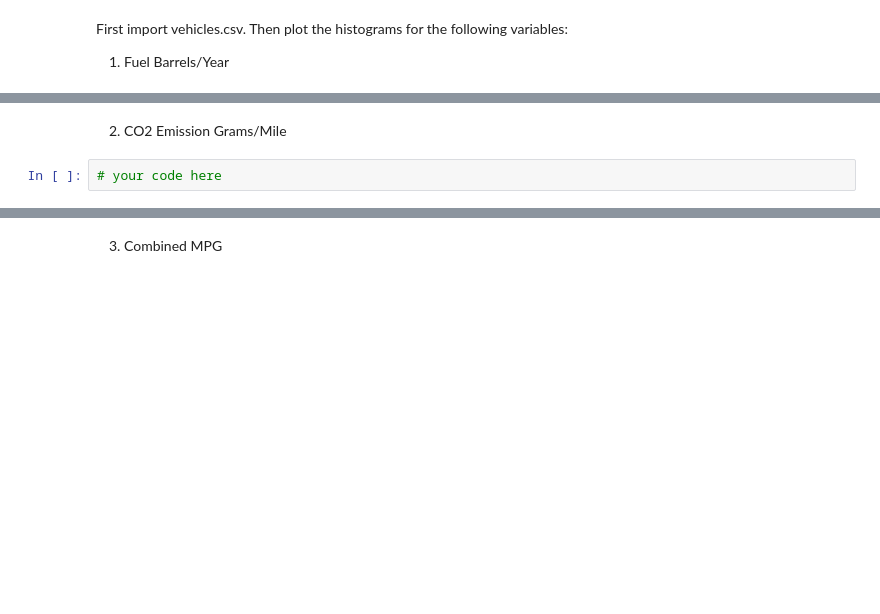
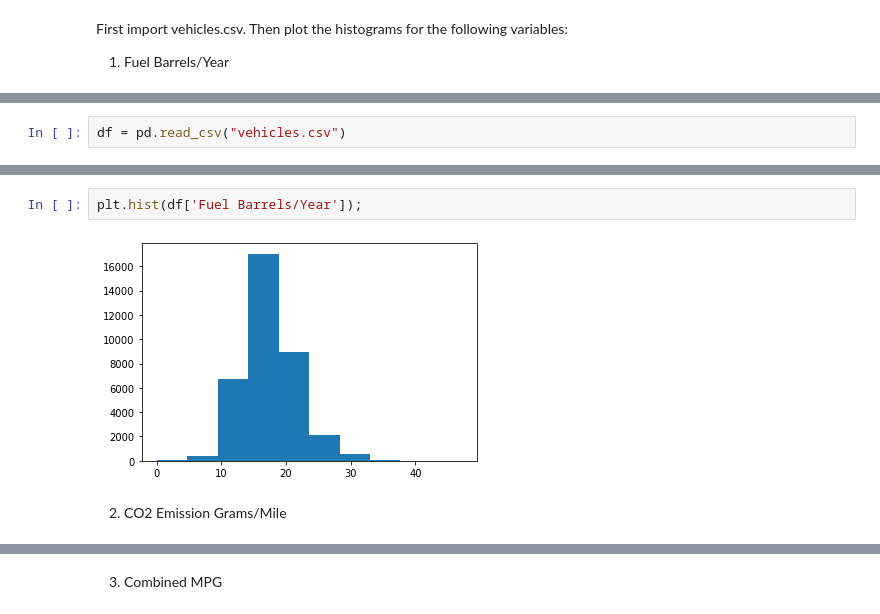
Before and after one commit to Ironhack-Data-Madrid-Febrero-2021/lab-continuous-probability-distribution, a Jupyter notebook: your-code/main.ipynb, the cells around one changed output, grey strips where cells are left out. Saved outputs shown, nothing was run; the diff lists cells and outputs as text; blank space fills up the shorter version.

```diff
--- a/your-code/main.ipynb
+++ b/your-code/main.ipynb
@@ -78,0 +120,2 @@ Then plot the histograms for the following variables:
+# %%
+df = pd.read_csv("vehicles.csv")
@@ -79,4 +142,6 @@ Then plot the histograms for the following variables:
+# %%
+plt.hist(df['Fuel Barrels/Year']);
+# %% [output]
+[figure, added]
 # %% [markdown]
 2. CO2 Emission Grams/Mile
-# %%
-# your code here
```
Also changed, not shown: parts of 32 cells of this notebook.
